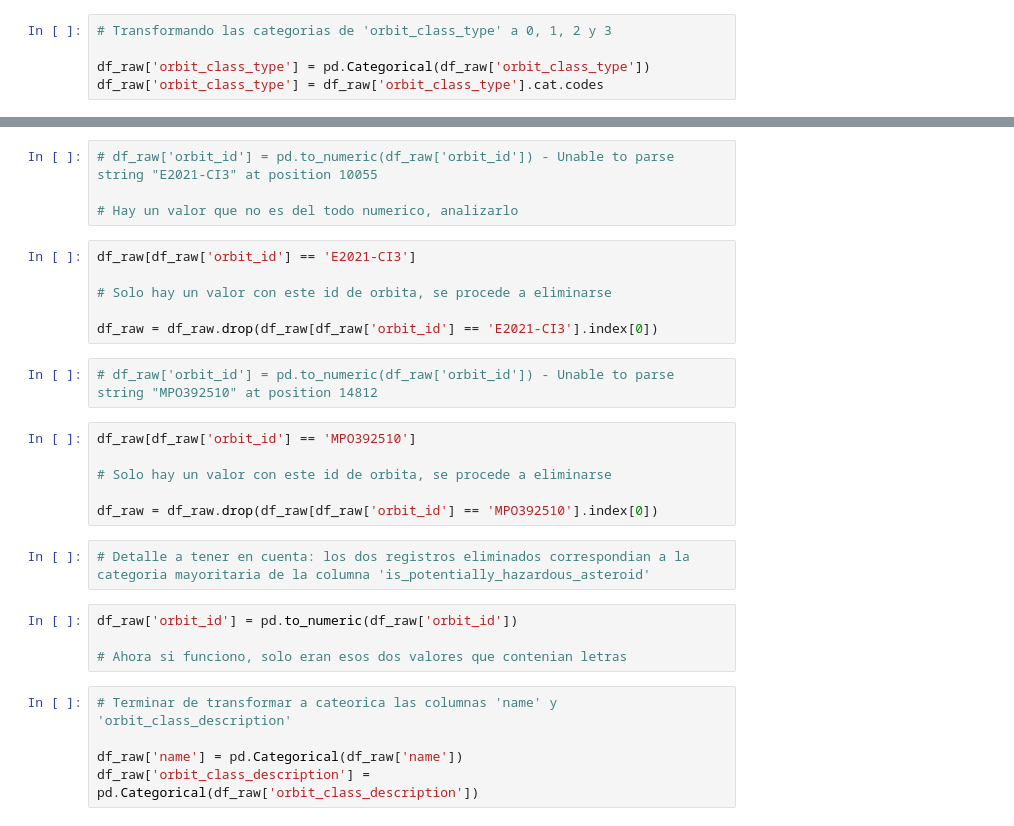
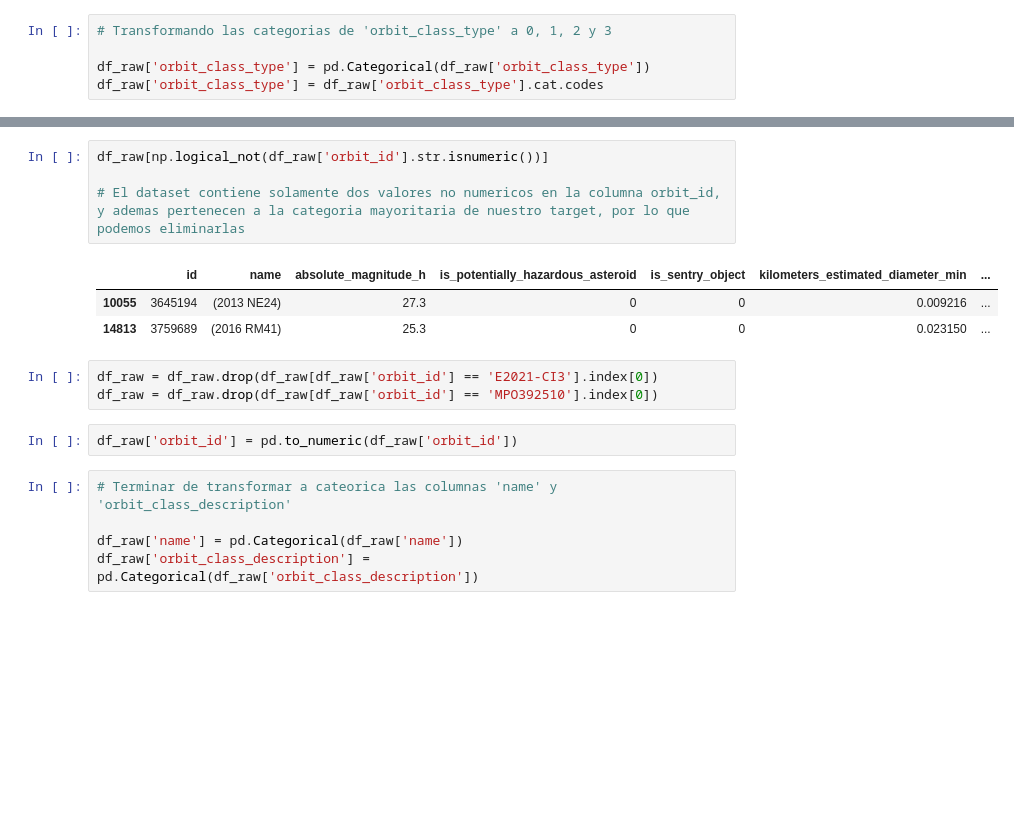
Before and after one commit to lusilve44/Final-Project-4Geeks, a Jupyter notebook: src/explore.ipynb, the cells around one changed output, grey strips where cells are left out. Cells and saved outputs as stored; diff of their text form; blank space fills up the shorter version.

```diff
--- a/src/explore.ipynb
+++ b/src/explore.ipynb
@@ -351,28 +359,17 @@ df_raw['orbit_id'].sample(10)
 Name: orbit_id, dtype: object
-# %%
-# df_raw['orbit_id'] = pd.to_numeric(df_raw['orbit_id']) - Unable to parse string "E2021-CI3" at position 10055
-
-# Hay un valor que no es del todo numerico, analizarlo
-# %%
-df_raw[df_raw['orbit_id'] == 'E2021-CI3']
-
-# Solo hay un valor con este id de orbita, se procede a eliminarse
-
-df_raw = df_raw.drop(df_raw[df_raw['orbit_id'] == 'E2021-CI3'].index[0])
+# %%
+df_raw[np.logical_not(df_raw['orbit_id'].str.isnumeric())]
+
+# El dataset contiene solamente dos valores no numericos en la columna orbit_id, y ademas pertenecen a la categoria mayoritaria de nuestro target, por lo que podemos eliminarlas
+# %% [output]
+|  | id | name | absolute_magnitude_h | is_potentially_hazardous_asteroid | is_sentry_object | kilometers_estimated_diameter_min | ... |
+| 10055 | 3645194 | (2013 NE24) | 27.3 | 0 | 0 | 0.009216 | ... |
+| 14813 | 3759689 | (2016 RM41) | 25.3 | 0 | 0 | 0.023150 | ... |
+# %%
+df_raw = df_raw.drop(df_raw[df_raw['orbit_id'] == 'E2021-CI3'].index[0])
+df_raw = df_raw.drop(df_raw[df_raw['orbit_id'] == 'MPO392510'].index[0])
 # %%
-# df_raw['orbit_id'] = pd.to_numeric(df_raw['orbit_id']) - Unable to parse string "MPO392510" at position 14812
+df_raw['orbit_id'] = pd.to_numeric(df_raw['orbit_id'])
-# %%
-df_raw[df_raw['orbit_id'] == 'MPO392510']
-
-# Solo hay un valor con este id de orbita, se procede a eliminarse
-
-df_raw = df_raw.drop(df_raw[df_raw['orbit_id'] == 'MPO392510'].index[0])
-# %%
-# Detalle a tener en cuenta: los dos registros eliminados correspondian a la categoria mayoritaria de la columna 'is_potentially_hazardous_asteroid'
-# %%
-df_raw['orbit_id'] = pd.to_numeric(df_raw['orbit_id'])
-
-# Ahora si funciono, solo eran esos dos valores que contenian letras
 # %%
 # Terminar de transformar a cateorica las columnas 'name' y 'orbit_class_description'
 
```
Also changed, not shown: parts of 32 cells of this notebook, 3 other files.
